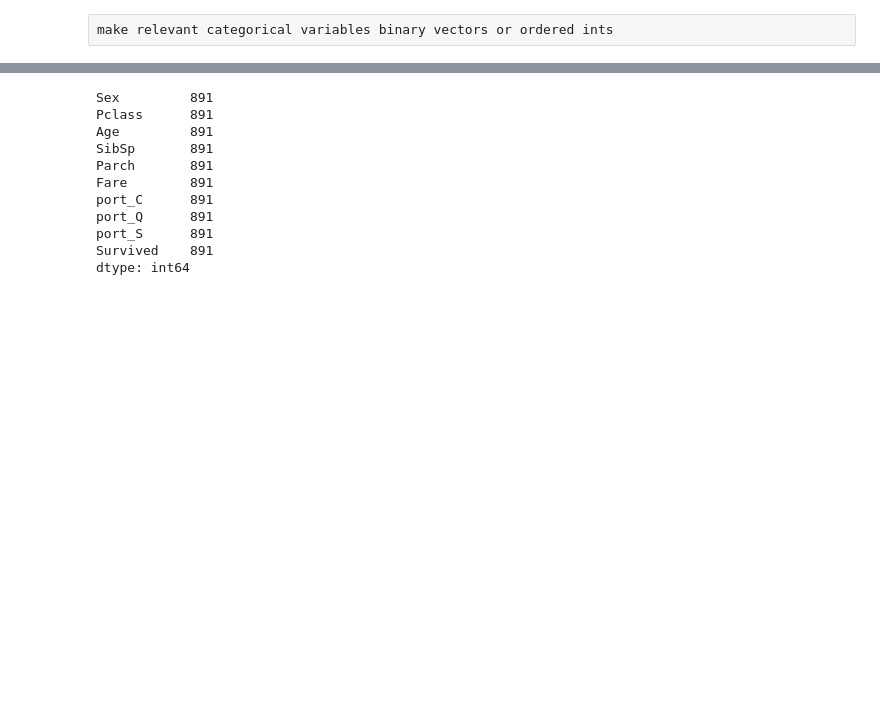
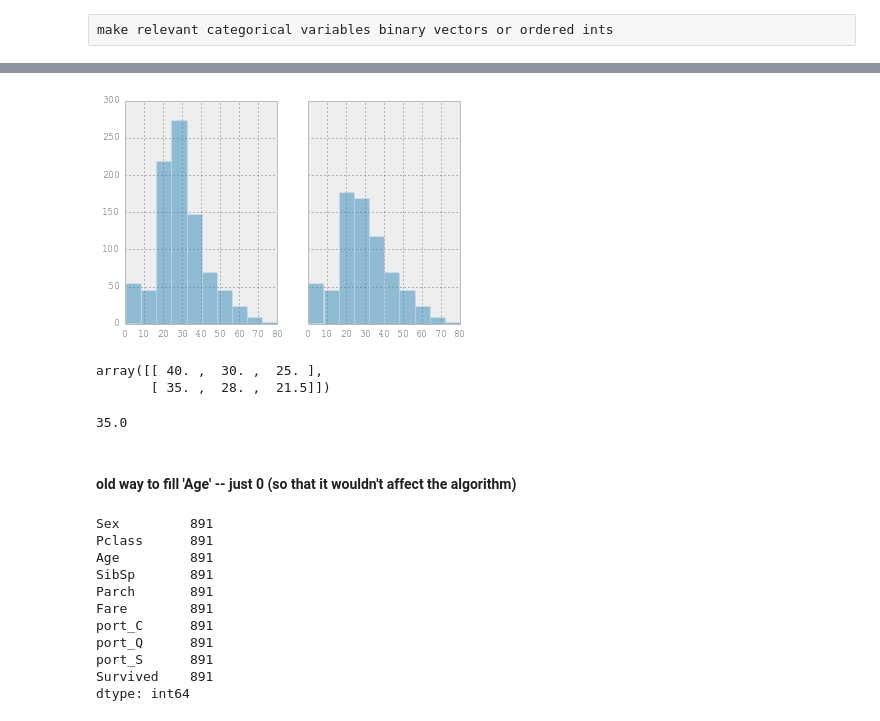
Before and after one commit to domspad/titanic_challenge, a Jupyter notebook: ipynbs/data_prep.ipynb, the cells around one changed output, grey strips where cells are left out. Cells and saved outputs as stored; diff of their text form; code cells hidden in the pictures; blank space fills up the shorter version.

```diff
--- a/ipynbs/data_prep.ipynb
+++ b/ipynbs/data_prep.ipynb
@@ -59,0 +107,2 @@ df['Sex'] = df.Sex.map(sex01)
+# %%
+df['AgeFill'] = df['Age']
@@ -59,0 +116,8 @@ df['Sex'] = df.Sex.map(sex01)
+# %%
+fig,ax = plt.subplots(nrows=1,ncols=2, sharey=True)
+
+df.AgeFill.hist(alpha=0.5,ax=ax[0])
+df.Age.hist(alpha=0.5,ax=ax[1])
+plt.show()
+# %% [output]
+[figure, added]
@@ -60,3 +126,14 @@ df['Sex'] = df.Sex.map(sex01)
+# %%
+median_ages
+# %% [output]
+array([[ 40. ,  30. ,  25. ],
+       [ 35. ,  28. ,  21.5]])
+# %%
+df.groupby(by=['Sex','Pclass']).agg(np.median).Age.loc[1,1]
+# %% [output]
+35.0
+# %% [markdown]
+#### old way to fill 'Age' -- just 0 (so that it wouldn't affect the algorithm)
 # %%
 df.Age.fillna(0, inplace=True)
 # %%
```
Also changed, not shown: parts of 24 cells of this notebook, 1 other file.
